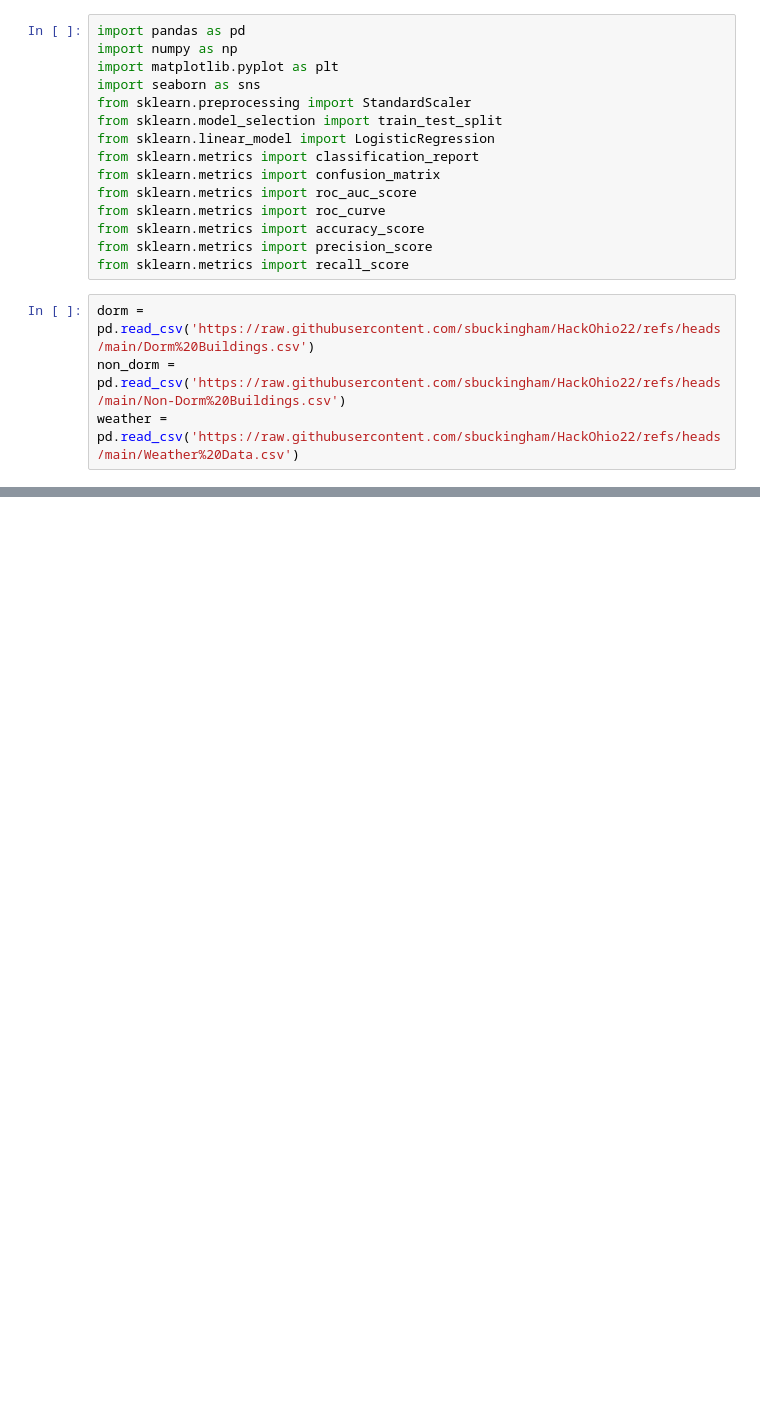
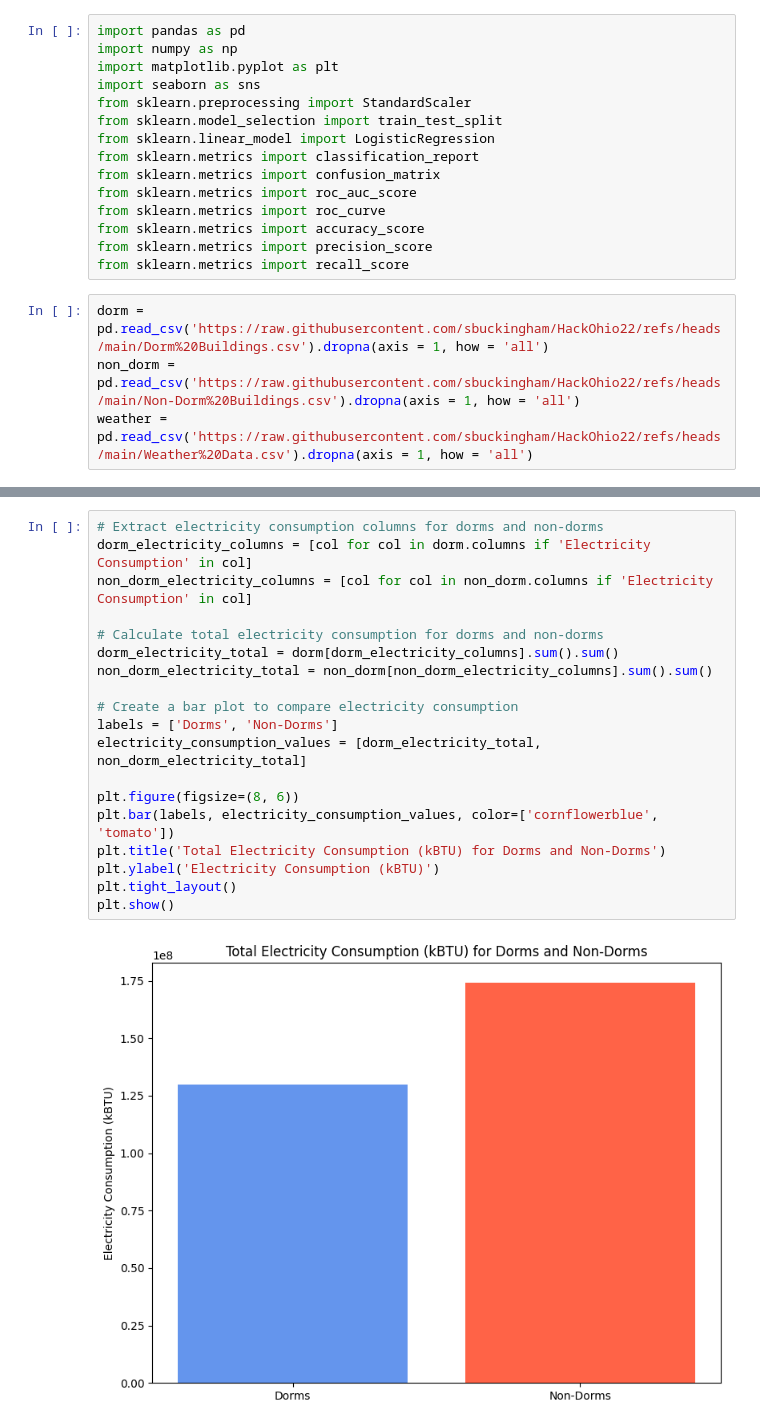
Before and after one commit to SadeekFarhan21/HighSchoolIO2024, a Jupyter notebook: track_2.ipynb, the cells around one changed output, grey strips where cells are left out. Saved outputs shown, nothing was run; the diff lists cells and outputs as text; blank space fills up the shorter version.

```diff
--- a/track_2.ipynb
+++ b/track_2.ipynb
@@ -14,6 +14,6 @@ from sklearn.metrics import accuracy_score
 from sklearn.metrics import precision_score
 from sklearn.metrics import recall_score
 # %%
-dorm = pd.read_csv('https://raw.githubusercontent.com/sbuckingham/HackOhio22/refs/heads/main/Dorm%20Buildings.csv')
-non_dorm = pd.read_csv('https://raw.githubusercontent.com/sbuckingham/HackOhio22/refs/heads/main/Non-Dorm%20Buildings.csv')
-weather = pd.read_csv('https://raw.githubusercontent.com/sbuckingham/HackOhio22/refs/heads/main/Weather%20Data.csv')
+dorm = pd.read_csv('https://raw.githubusercontent.com/sbuckingham/HackOhio22/refs/heads/main/Dorm%20Buildings.csv').dropna(axis = 1, how = 'all')
+non_dorm = pd.read_csv('https://raw.githubusercontent.com/sbuckingham/HackOhio22/refs/heads/main/Non-Dorm%20Buildings.csv').dropna(axis = 1, how = 'all')
+weather = pd.read_csv('https://raw.githubusercontent.com/sbuckingham/HackOhio22/refs/heads/main/Weather%20Data.csv').dropna(axis = 1, how = 'all')
@@ -35,0 +38,21 @@ dorm
+# %%
+# Extract electricity consumption columns for dorms and non-dorms
+dorm_electricity_columns = [col for col in dorm.columns if 'Electricity Consumption' in col]
+non_dorm_electricity_columns = [col for col in non_dorm.columns if 'Electricity Consumption' in col]
+
+# Calculate total electricity consumption for dorms and non-dorms
+dorm_electricity_total = dorm[dorm_electricity_columns].sum().sum()
+non_dorm_electricity_total = non_dorm[non_dorm_electricity_columns].sum().sum()
+
+# Create a bar plot to compare electricity consumption
+labels = ['Dorms', 'Non-Dorms']
+electricity_consumption_values = [dorm_electricity_total, non_dorm_electricity_total]
+
+plt.figure(figsize=(8, 6))
+plt.bar(labels, electricity_consumption_values, color=['cornflowerblue', 'tomato'])
+plt.title('Total Electricity Consumption (kBTU) for Dorms and Non-Dorms')
+plt.ylabel('Electricity Consumption (kBTU)')
+plt.tight_layout()
+plt.show()
+# %% [output]
+[figure, added]
```
Also changed, not shown: parts of 7 cells of this notebook, 4 other files.
